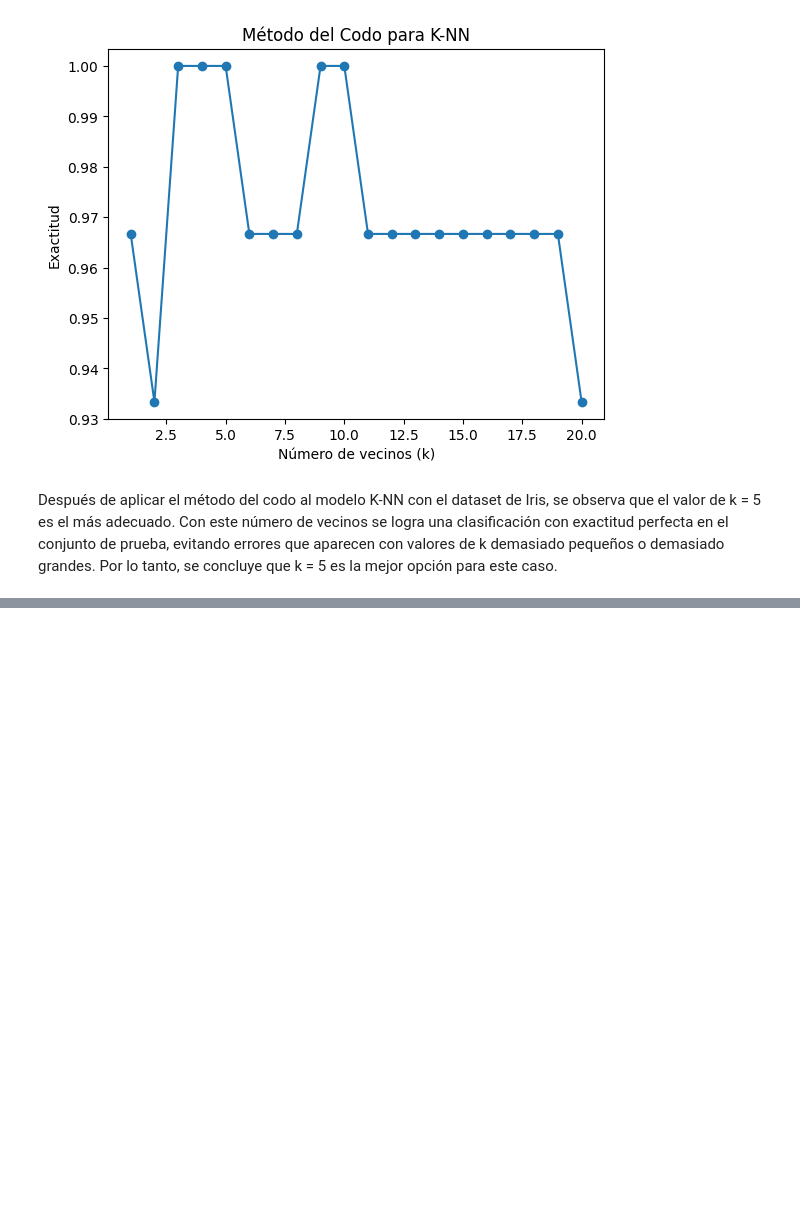
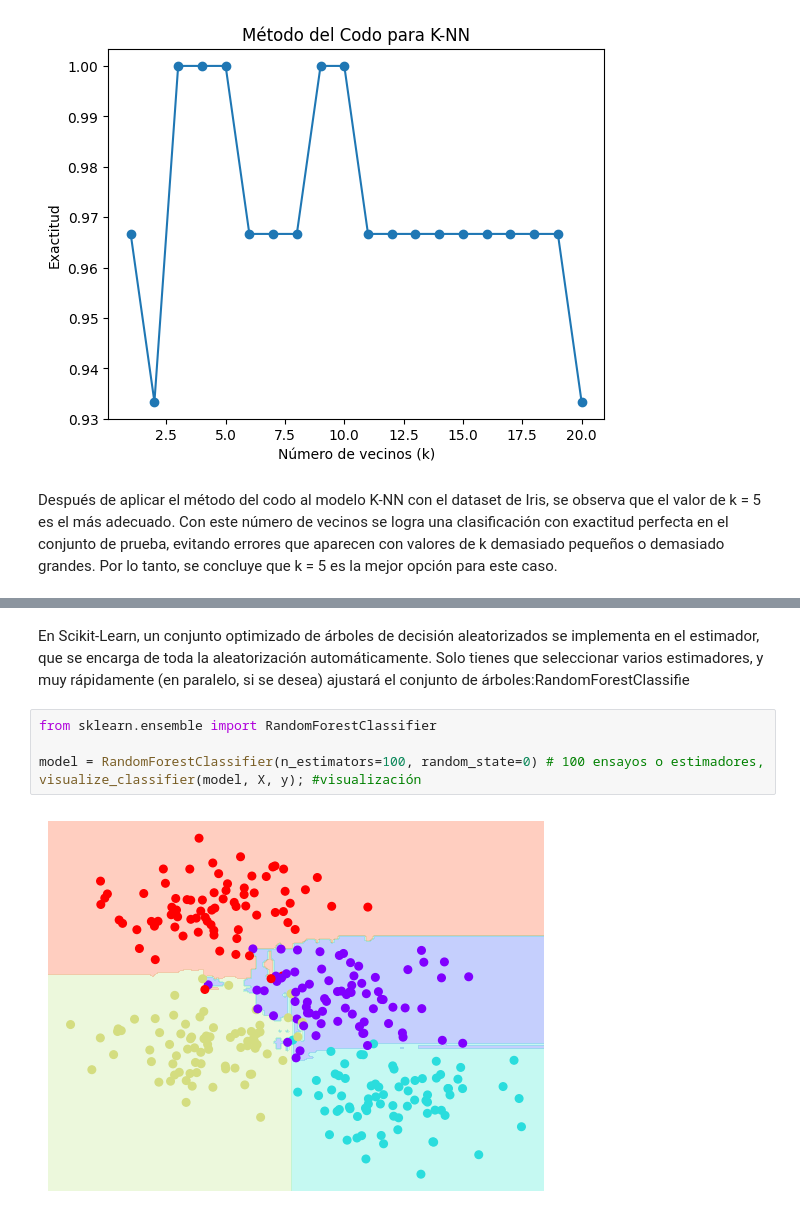
Before and after one commit to m-ony/mineria-de-datos, a Jupyter notebook: Minería_de_Datos.ipynb, the cells around one changed output, grey strips where cells are left out. Cells and saved outputs as stored; diff of their text form; blank space fills up the shorter version.

```diff
--- a/Minería_de_Datos.ipynb
+++ b/Minería_de_Datos.ipynb
@@ -3948,0 +4028,9 @@ Después de aplicar el método del codo al modelo K-NN con el dataset de Iris, s
+# %% [markdown]
+En Scikit-Learn, un conjunto optimizado de árboles de decisión aleatorizados se implementa en el estimador, que se encarga de toda la aleatorización automáticamente. Solo tienes que seleccionar varios estimadores, y muy rápidamente (en paralelo, si se desea) ajustará el conjunto de árboles:RandomForestClassifie
+# %%
+from sklearn.ensemble import RandomForestClassifier
+
+model = RandomForestClassifier(n_estimators=100, random_state=0) # 100 ensayos o estimadores,
+visualize_classifier(model, X, y); #visualización
+# %% [output]
+[figure, added]
```
Also changed, not shown: parts of 30 cells of this notebook.
